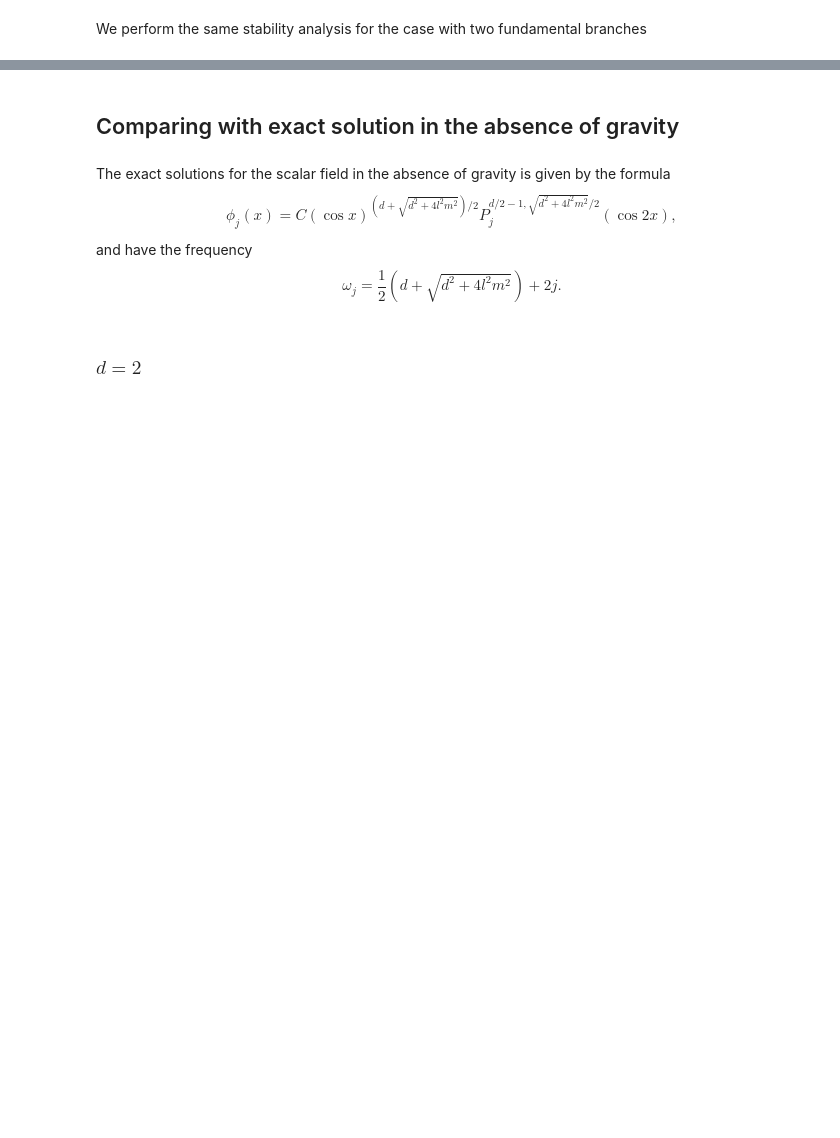
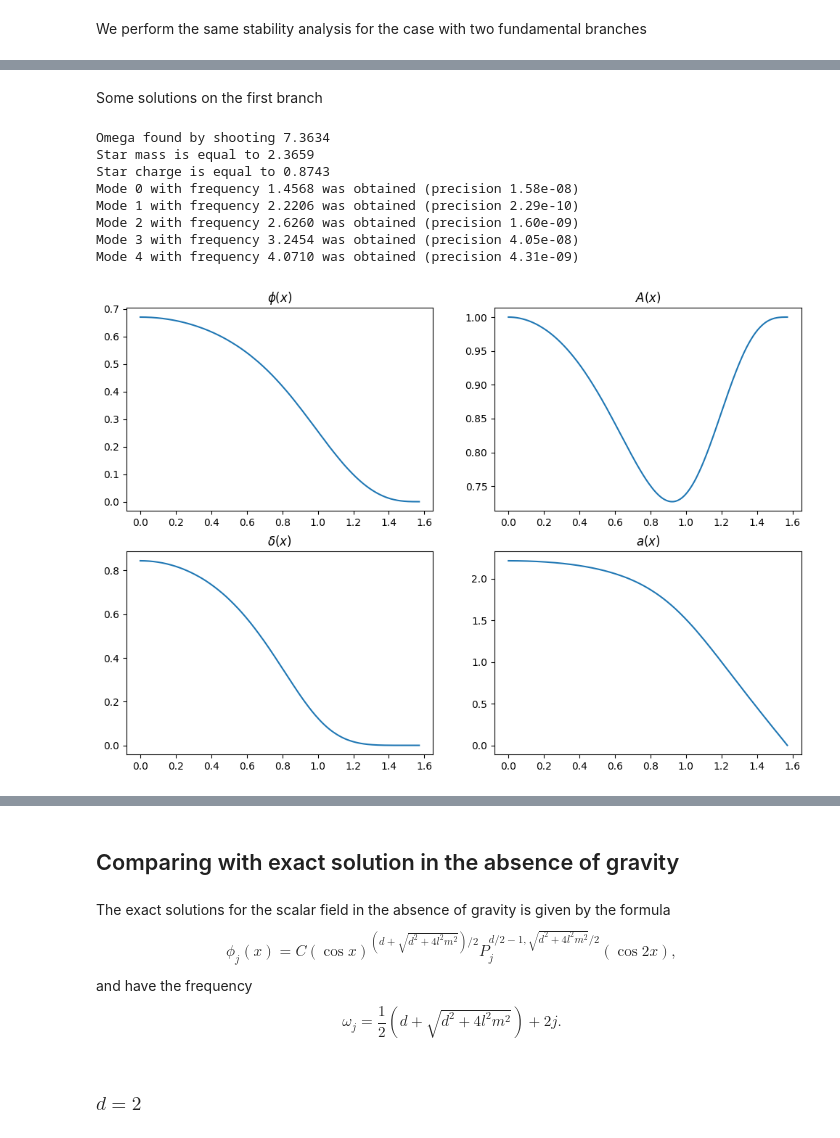
Before and after one commit to sukhovn/AdS_BS_shooting, a Jupyter notebook: BoseStar.ipynb, the cells around one changed output, grey strips where cells are left out. Cells and saved outputs as stored; diff of their text form; code cells hidden in the pictures; blank space fills up the shorter version.

```diff
--- a/BoseStar.ipynb
+++ b/BoseStar.ipynb
@@ -880,0 +999,20 @@ plt.show()
+# %% [markdown]
+Some solutions on the first branch
+# %%
+solver = Bose_Star_Solver(d=3, l=1.0, kappa=1.0, el=3, mass=0.0, phi0=0.67, xrange=[0.001, 1.5])
+solver.shoot_for_omega(omega_range=[1, 2])
+solver.get_star_profile()
+solver.plot_star_profile()
+solver.get_perturbation_modes_frequencies(npoints=50)
+for i, (freq, prec) in enumerate(zip(solver.mode_frequencies, solver.frequency_precision)):
+    print("Mode %d with frequency %.4lf was obtained (precision %.2e)" % (i, np.sqrt(freq), prec))
+# %% [output]
+Omega found by shooting 7.3634
+Star mass is equal to 2.3659
+Star charge is equal to 0.8743
+Mode 0 with frequency 1.4568 was obtained (precision 1.58e-08)
+Mode 1 with frequency 2.2206 was obtained (precision 2.29e-10)
+Mode 2 with frequency 2.6260 was obtained (precision 1.60e-09)
+Mode 3 with frequency 3.2454 was obtained (precision 4.05e-08)
+Mode 4 with frequency 4.0710 was obtained (precision 4.31e-09)
+[figure, added]
```
Also changed, not shown: parts of 21 cells of this notebook, 4 other files.
